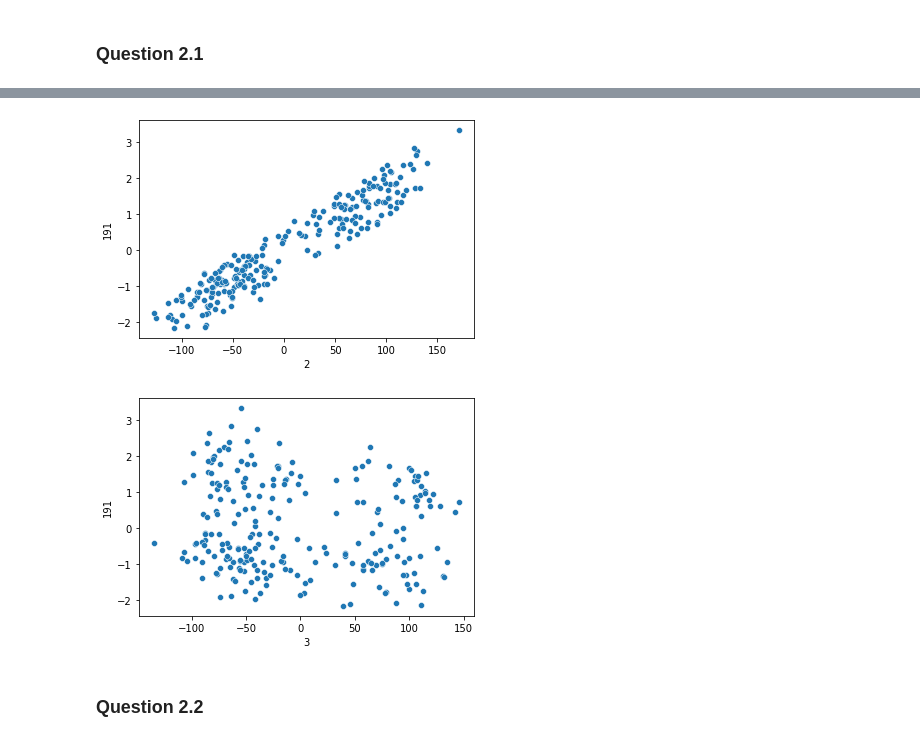
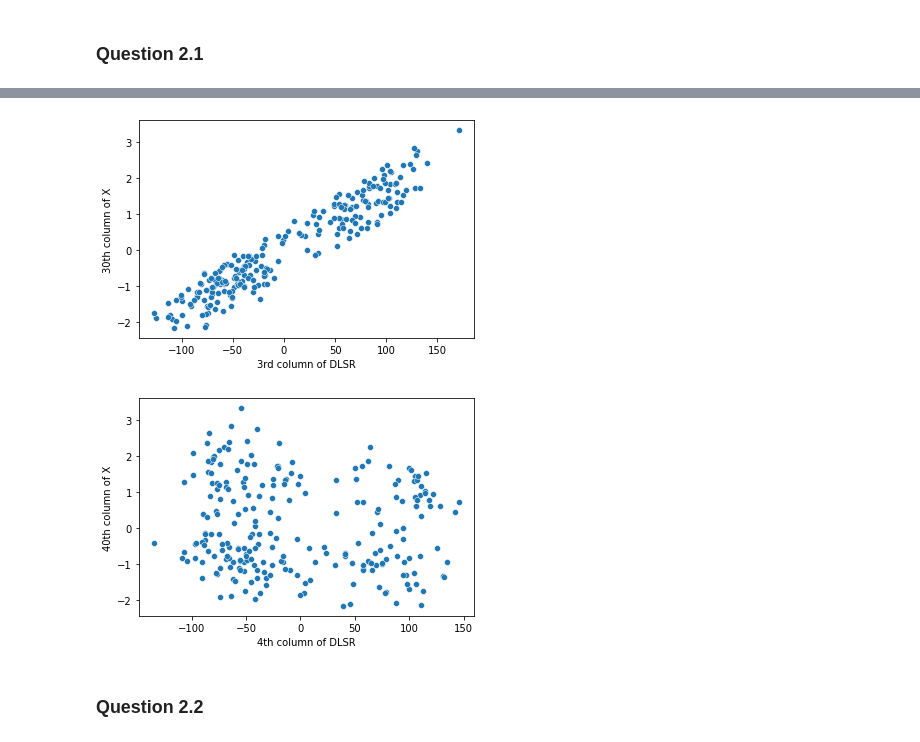
Before and after one commit to YourTeacher23/MAST30034-Assignment1, a Jupyter notebook: Notebook1.ipynb, the cells around one changed output, grey strips where cells are left out. Drawn from its saved outputs; the diff is of its cells as text; code cells hidden in the pictures.

```diff
--- a/Notebook1.ipynb
+++ b/Notebook1.ipynb
@@ -262,12 +265,16 @@ for col in range(0, NUM_SOURCE):
 # %%
-sns.scatterplot(dlsr_df[2], X_df[9*X1 + 2])
+ax = sns.scatterplot(dlsr_df[2], X_df[9*X1 + 2])
+ax.set(xlabel='3rd column of DLSR', ylabel='30th column of X')
+plt.savefig('../MAST30034-Assignment1/plots/Q2_1-7.png')
 plt.show()
 
-sns.scatterplot(dlsr_df[3], X_df[9*X1 + 2])
+ax = sns.scatterplot(dlsr_df[3], X_df[9*X1 + 2])
+ax.set(xlabel='4th column of DLSR', ylabel='40th column of X')
+plt.savefig('../MAST30034-Assignment1/plots/Q2_1-8.png')
 plt.show()
 # %% [output]
-[figure, old version]
+[figure, new version]
-[figure, old version]
+[figure, new version]
 # %% [markdown]
 ### Question 2.2
 # %%
```
Also changed, not shown: parts of 3 cells of this notebook, 1 other file.
